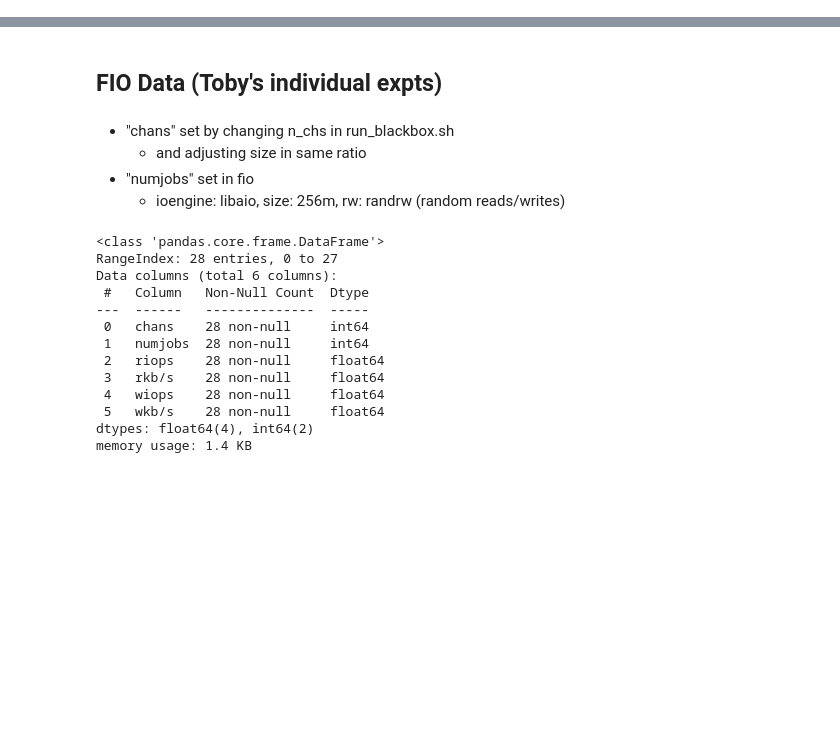
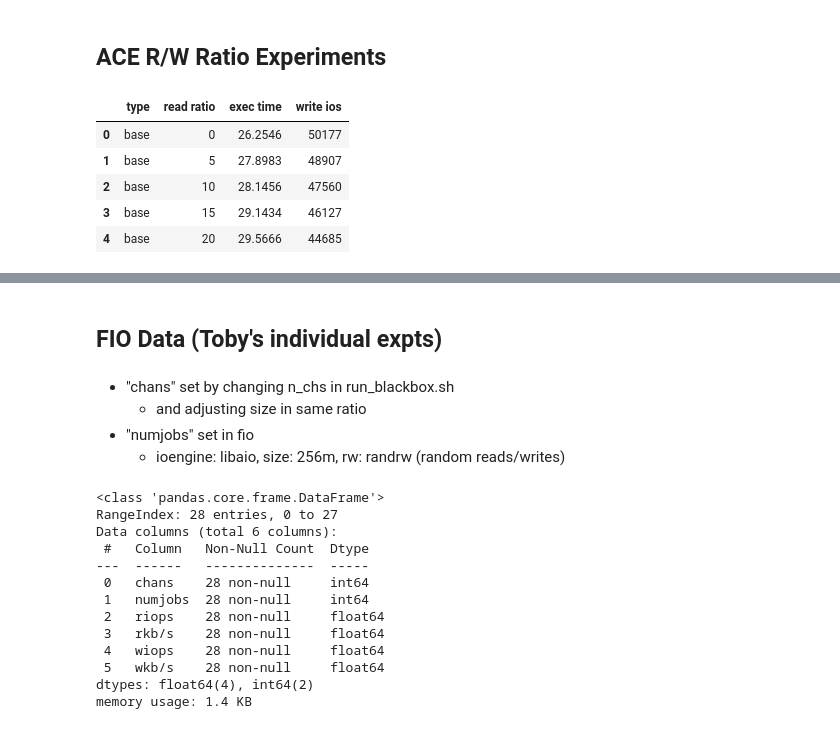
Before and after one commit to uenot/cs561-fproj-data, a Jupyter notebook: analysis.ipynb, the cells around one changed output, grey strips where cells are left out. Cells and saved outputs as stored; diff of their text form; code cells hidden in the pictures; blank space fills up the shorter version.

```diff
--- a/analysis.ipynb
+++ b/analysis.ipynb
@@ -2,3 +2,65 @@
 import pandas as pd
 import seaborn as sns
 import matplotlib.pyplot as plt
+# %% [markdown]
+## ACE R/W Ratio Experiments
+# %%
+ace_data = [
+    [100, 2.61186, 0],
+    [95, 10.2256, 4780],
+    [90, 10.6282, 9125],
+    [85, 12.1951, 13032],
+    [80, 14.8462, 16725],
+    [75, 16.6453, 20146],
+    [70, 18.8706, 23180],
+    [65, 17.4001, 26043],
+    [60, 19.5519, 28667],
+    [55, 21.3973, 31150],
+    [50, 19.5261, 33476],
+    [45, 20.2913, 35612],
+    [40, 19.9833, 37673],
+    [35, 24.4107, 39700],
+    [30, 30.1725, 41477],
+    [25, 30.9239, 43074],
+    [20, 28.237, 44685],
+    [15, 23.5766, 46127],
+    [10, 30.5389, 47560],
+    [5, 27.8633, 48907],
+    [0, 28.7472, 50177]
+]
+
+base_data = [
+    [0, 26.2546, 50177],
+    [5, 27.8983, 48907],
+    [10, 28.1456, 47560],
+    [15, 29.1434, 46127],
+    [20, 29.5666, 44685],
+    [25, 29.5827, 43074],
+    [30, 30.6994, 41477],
+    [35, 32.001, 39700],
+    [40, 29.0831, 37673],
+    [45, 24.5398, 35612],
+    [50, 25.1728, 33476],
+    [55, 21.8109, 31150],
+    [60, 22.9528, 28667],
+    [65, 27.8896, 26043],
+    [70, 22.5004, 23180],
+    [75, 18.8622, 20146],
+    [80, 20.9316, 16725],
+    [85, 16.1532, 13032],
+    [90, 14.2478, 9125],
+    [95, 12.898, 4780],
+    [100, 3.01774, 0]
+]
+
+base_data = [["base"] + row for row in base_data]
+ace_data = [["ace"] + row for row in ace_data]
+df = pd.DataFrame(base_data + ace_data, columns=["type", "read ratio", "exec time", "write ios"])
+df.head()
+# %% [output]
+|  | type | read ratio | exec time | write ios |
+| 0 | base | 0 | 26.2546 | 50177 |
+| 1 | base | 5 | 27.8983 | 48907 |
+| 2 | base | 10 | 28.1456 | 47560 |
+| 3 | base | 15 | 29.1434 | 46127 |
+| 4 | base | 20 | 29.5666 | 44685 |
```
Also changed, not shown: parts of 5 cells of this notebook.
